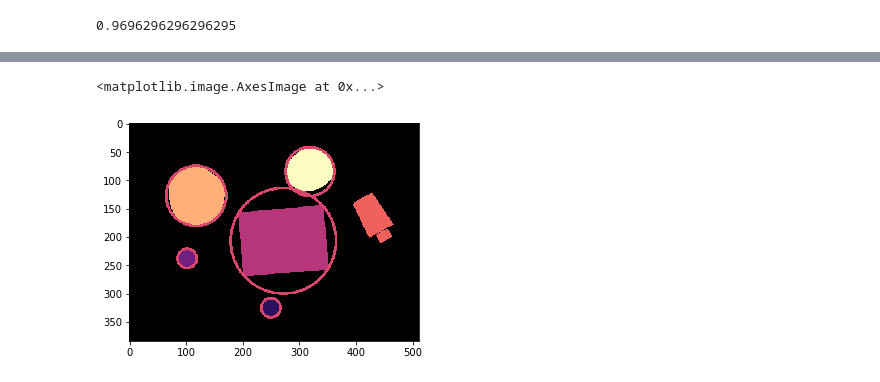
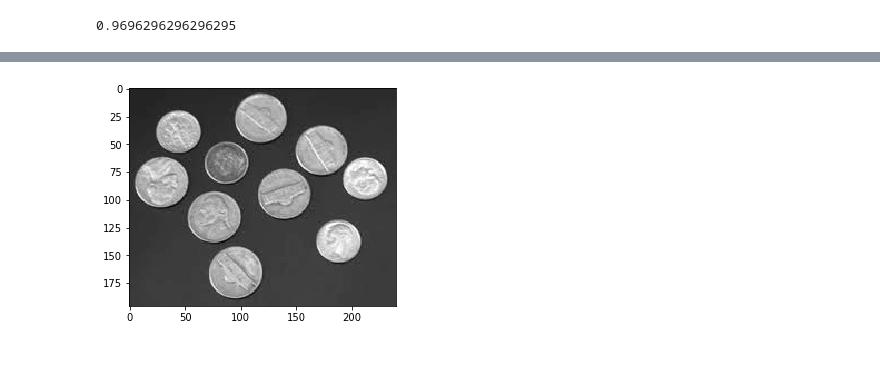
Before and after one commit to samleoqh/digital-img-ana, a Jupyter notebook: exercise/obj_des_1.ipynb, the cells around one changed output, grey strips where cells are left out. Saved outputs shown, nothing was run; the diff lists cells and outputs as text; code cells hidden in the pictures.

Commit message:
bug fix and test more

```diff
--- a/exercise/obj_des_1.ipynb
+++ b/exercise/obj_des_1.ipynb
@@ -193,5 +208,11 @@ imshow(find_circle(gray_img, 0.80),cmap='magma', interpolation='none')
-# %%
-imshow(find_circle(gray_img, 0.70),cmap='magma', interpolation='none')
-# %% [output]
-<matplotlib.image.AxesImage at 0x...>
-[figure, removed]
+# %%
+# test the function with other images
+image_file2 = './images/coins.png'
+
+img2 = cv2.imread(image_file2)
+gray_img1 = cv2.cvtColor(img2, cv2.COLOR_RGB2GRAY)
+
+imshow(gray_img1)
+gray()
+# %% [output]
+[figure, added]
```
Also changed, not shown: parts of 11 cells of this notebook.
